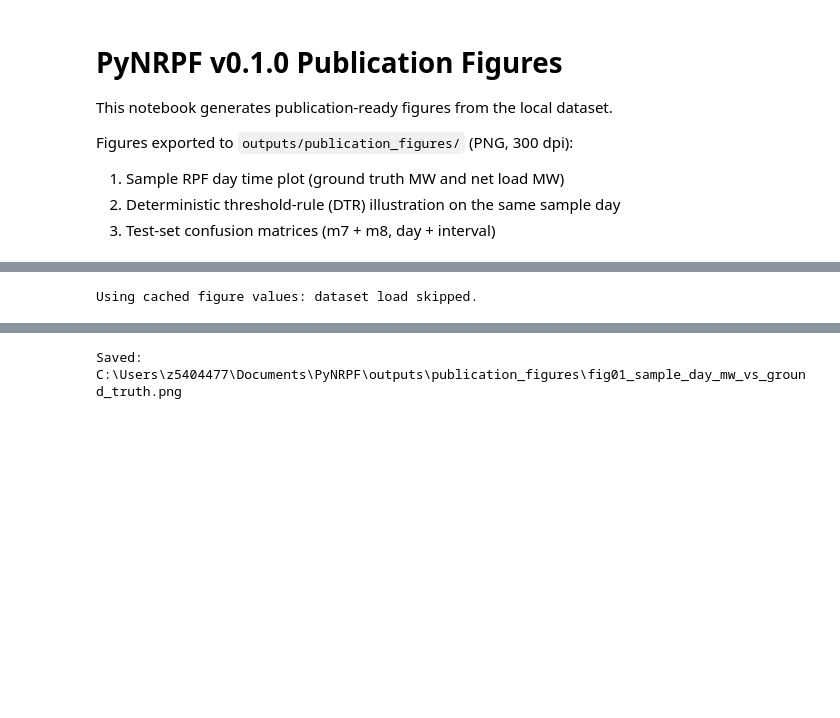
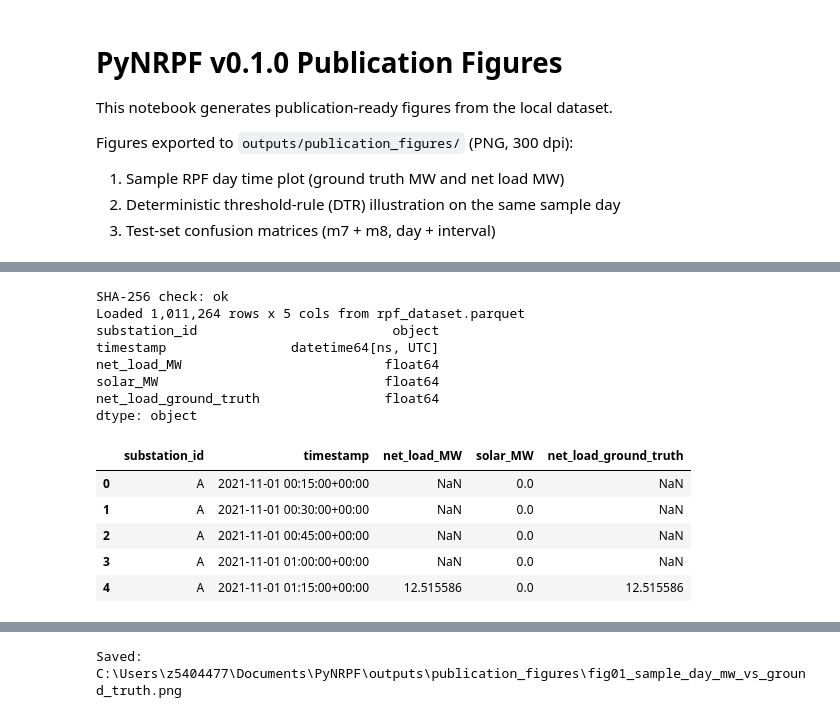
Before and after one commit to mssamhan31/PyNRPF, a Jupyter notebook: notebooks/02_publication_figures.executed.ipynb, the cells around one changed output, grey strips where cells are left out. Cells and saved outputs as stored; diff of their text form; code cells hidden in the pictures; blank space fills up the shorter version.

```diff
--- a/notebooks/02_publication_figures.executed.ipynb
+++ b/notebooks/02_publication_figures.executed.ipynb
@@ -148,14 +123,14 @@ FIG_VALS: C:\Users\z5404477\Documents\PyNRPF\outputs\publication_figures\values\
 # %%
-#  Ensure local dataset exists
-if FIG_VALUES is None:
-    if not DATASET_PATH.exists():
-        print("Dataset not found locally.")
-        print("Please place the parquet at:", DATASET_PATH)
-        raise SystemExit("Stopping: no local dataset available.")
+#  Ensure required inputs exist
+if not DATASET_PATH.exists():
+    print("Dataset not found locally.")
+    print("Please place the parquet at:", DATASET_PATH)
+    raise SystemExit("Stopping: no local dataset available.")
 
-    local_path = DATASET_PATH
-    print("Parquet found locally:", local_path)
-else:
-    local_path = DATASET_PATH
-    print("Using cached figure values: skipping dataset existence requirement.")
+if not METRICS_JSON.exists():
+    raise FileNotFoundError(f"Metrics JSON not found: {METRICS_JSON}")
+
+local_path = DATASET_PATH
+print("Parquet found locally:", local_path)
+print("Metrics JSON found:", METRICS_JSON)
 # %% [output]
@@ -163,18 +139,27 @@ Using cached figure values: skipping dataset existence requirement.
 # %%
 #  Load dataset
-if FIG_VALUES is None:
-    if VERIFY_SHA256:
-        sha_result = verify_sha256_best_effort(local_path, SHA_PATH)
-        print("SHA-256 check:", sha_result["status"],
-              f"({sha_result.get('note', '')})" if sha_result.get("note") else "")
+if VERIFY_SHA256:
+    sha_result = verify_sha256_best_effort(local_path, SHA_PATH)
+    print("SHA-256 check:", sha_result["status"],
+          f"({sha_result.get('note', '')})" if sha_result.get("note") else "")
 
-    df = load_parquet(local_path)
-    print(df.dtypes)
-    df.head()
-else:
-    df = pd.DataFrame()
-    print("Using cached figure values: dataset load skipped.")
+df = load_parquet(local_path)
+print(df.dtypes)
+df.head()
 # %% [output]
-Using cached figure values: dataset load skipped.
+SHA-256 check: ok
+Loaded 1,011,264 rows x 5 cols from rpf_dataset.parquet
+substation_id                         object
+timestamp                datetime64[ns, UTC]
+net_load_MW                          float64
+solar_MW                             float64
+net_load_ground_truth                float64
+dtype: object
+|  | substation_id | timestamp | net_load_MW | solar_MW | net_load_ground_truth |
+| 0 | A | 2021-11-01 00:15:00+00:00 | NaN | 0.0 | NaN |
+| 1 | A | 2021-11-01 00:30:00+00:00 | NaN | 0.0 | NaN |
+| 2 | A | 2021-11-01 00:45:00+00:00 | NaN | 0.0 | NaN |
+| 3 | A | 2021-11-01 01:00:00+00:00 | NaN | 0.0 | NaN |
+| 4 | A | 2021-11-01 01:15:00+00:00 | 12.515586 | 0.0 | 12.515586 |
 # %%
 #  Validation
```
Also changed, not shown: parts of 10 cells of this notebook, 15 other files.
